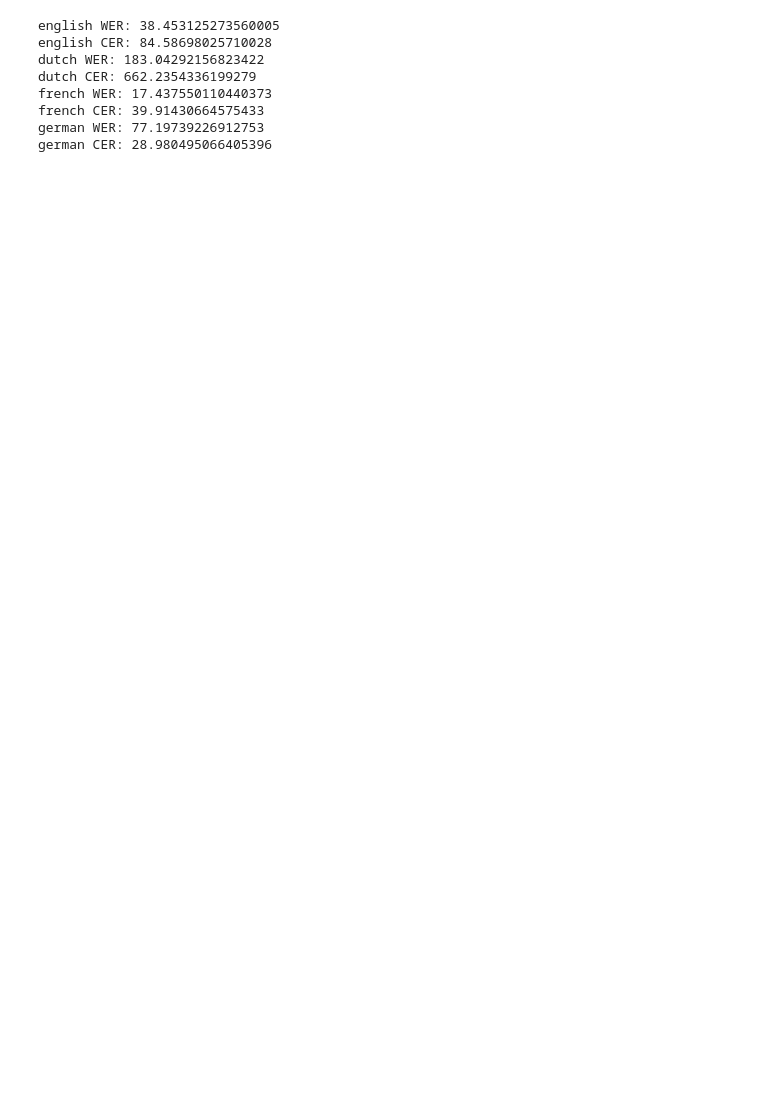
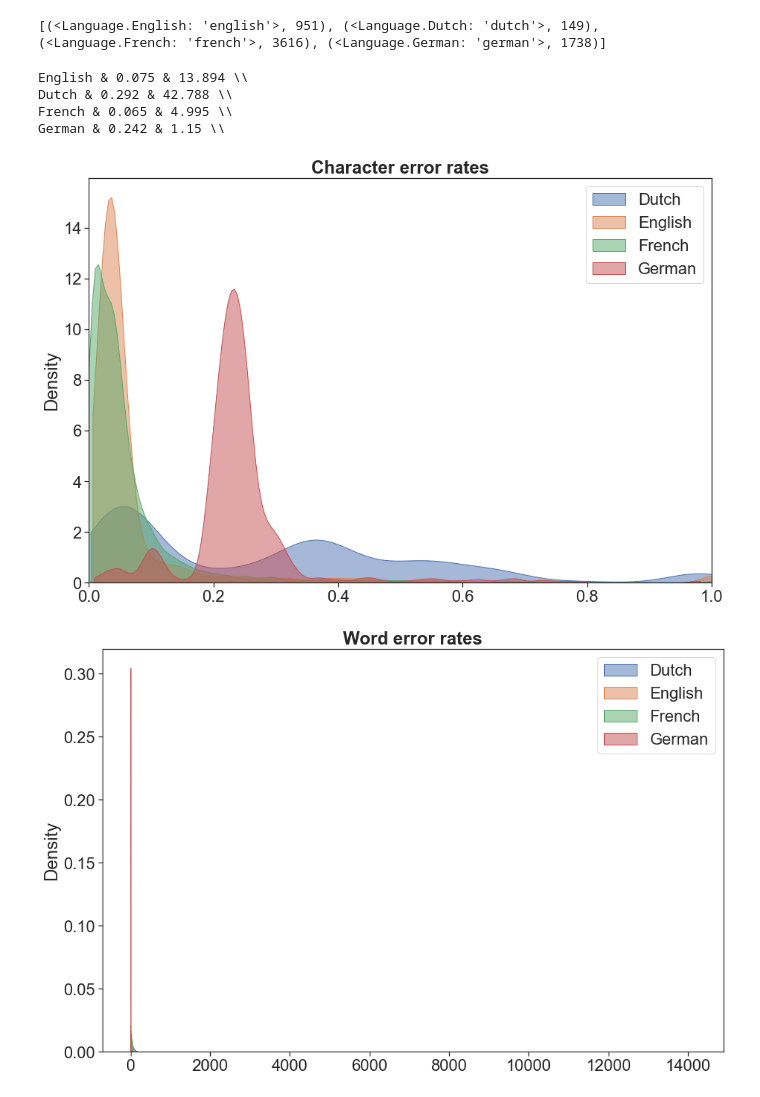
Before and after one commit to ktodorov/historical-ocr, a Jupyter notebook: notebooks/data_metrics.ipynb, the cells around one changed output. Cells and saved outputs as stored; diff of their text form; code cells hidden in the pictures; blank space fills up the shorter version.

```diff
--- a/notebooks/data_metrics.ipynb
+++ b/notebooks/data_metrics.ipynb
@@ -119,13 +151,70 @@ error_rates_per_language = calculate_error_rates()
+# %%
+print([(lang, len(x['wer'])) for lang, x in error_rates_per_language.items()])
+# %% [output]
+[(<Language.English: 'english'>, 951), (<Language.Dutch: 'dutch'>, 149), (<Language.French: 'french'>, 3616), (<Language.German: 'german'>, 1738)]
 # %%
 for language, error_rates in error_rates_per_language.items():
-    print(f'{language.value} WER: {error_rates["wer"].mean()}')
-    print(f'{language.value} CER: {error_rates["cer"].mean()}')
+    print(f'{language.value.capitalize()} & {round(np.mean(error_rates["cer"]), 3)} & {round(np.mean(error_rates["wer"]), 3)} \\\\')
+    # print(f'\\item {language.value.capitalize()} CER: {round(np.mean(error_rates["cer"]), 3)}')
 # %% [output]
-english WER: 38.453125273560005
-english CER: 84.58698025710028
-dutch WER: 183.04292156823422
-dutch CER: 662.2354336199279
-french WER: 17.437550110440373
-french CER: 39.91430664575433
-german WER: 77.19739226912753
-german CER: 28.980495066405396
+English & 0.075 & 13.894 \\
+Dutch & 0.292 & 42.788 \\
+French & 0.065 & 4.995 \\
+German & 0.242 & 1.15 \\
+# %%
+import seaborn as sns
+import matplotlib.pyplot as plt
+
+plt.rcParams["figure.figsize"] = (15, 10)
+plt.rcParams['font.family'] = 'sans-serif'
+plt.rcParams['font.sans-serif'] = 'cm'
+
+sns.set()
+sns.set(font_scale=2)  # crazy big
+sns.set_style('ticks')
+# %%
+def plot_errors_dist(errors, labels, title, use_lim=False):
+    fig = plt.figure()
+    ax = fig.add_subplot(1, 1, 1)
+    for error_values, label in zip(errors, labels):
+        ax = sns.kdeplot(
+            data=error_values,
+            fill=True,
+            bw_adjust=.5,
+            cut=0,
+            clip=(0,1) if use_lim else None,
+            label=label,
+            legend=True,
+            # linewidth=0,
+            alpha=.5,
+            ax=ax
+        )
+
+    if use_lim:
+        ax.set_xlim(0, 1)
+
+    ax.set_title(title, fontdict={'fontweight': 'bold'}, pad=None)
+    ax.legend()
+    plt.savefig(os.path.join('results', title.lower().replace(' ', '_')), bbox_inches='tight')
+
+plot_errors_dist([
+    error_rates_per_language[Language.Dutch]['cer'],
+    error_rates_per_language[Language.English]['cer'],
+    error_rates_per_language[Language.French]['cer'],
+    error_rates_per_language[Language.German]['cer']
+    ],
+    labels=['Dutch', 'English', 'French', 'German'],
+    title='Character error rates',
+    use_lim=True)
+
+plot_errors_dist([
+    error_rates_per_language[Language.Dutch]['wer'],
+    error_rates_per_language[Language.English]['wer'],
+    error_rates_per_language[Language.French]['wer'],
+    error_rates_per_language[Language.German]['wer']
+    ],
+    labels=['Dutch', 'English', 'French', 'German'],
+    title='Word error rates')
+# %% [output]
+[figure, added]
+[figure, added]
```
Also changed, not shown: parts of 5 cells of this notebook, 1 other file.
